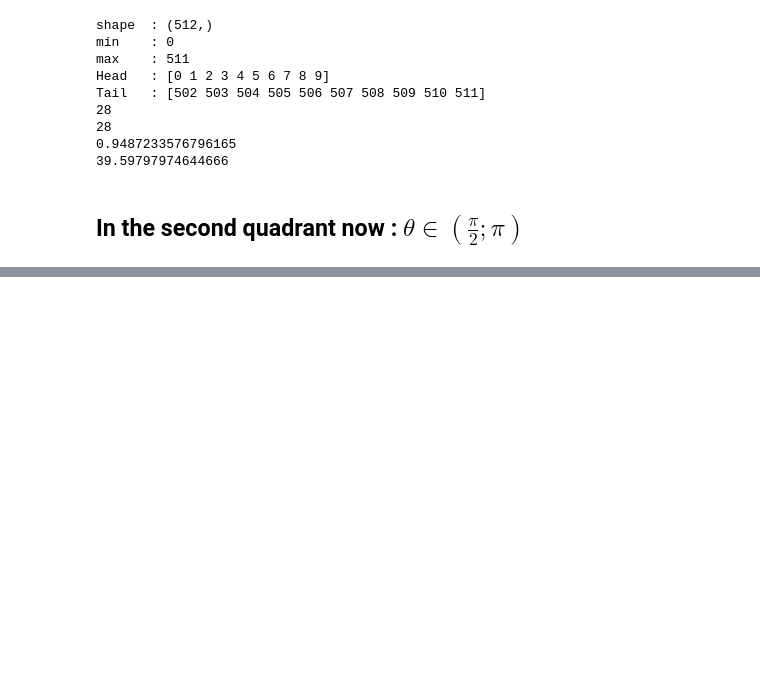
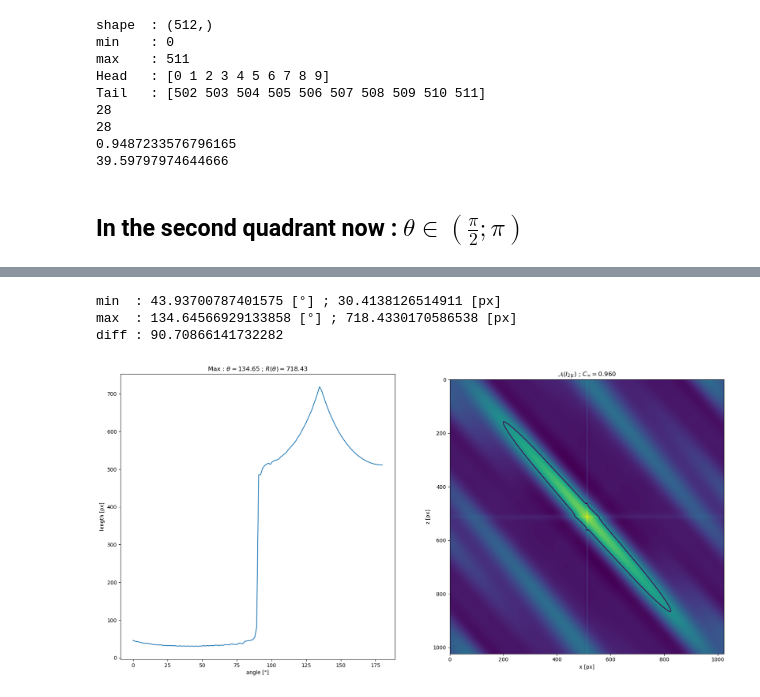
Before and after one commit to julienVLNT/drafts, a Jupyter notebook: 08_Length_vs_Angle.ipynb, the cells around one changed output, grey strips where cells are left out. Cells and saved outputs as stored; diff of their text form; code cells hidden in the pictures; blank space fills up the shorter version.

Commit message:
07/03/2023
Daily work : fix length versus angle for the characterisation of one band. Still to do : find the distance between two bands, and frequency analysis of the autocorrelation itself.

```diff
--- a/08_Length_vs_Angle.ipynb
+++ b/08_Length_vs_Angle.ipynb
@@ -261,7 +260,7 @@ Tail   : [502 503 504 505 506 507 508 509 510 511]
 # %% [markdown]
 ## In the second quadrant now : $\theta \in (\frac{\pi}{2};\pi)$
 # %%
-t = np.pi /4.
+t = 3 *np.pi /4.
 t = np.pi -t
 
 j_ = np.linspace(511, 0, 512).astype(np.int32)
@@ -285,0 +333,18 @@ print(norm)
+# %%
+i2e_cinf = 0.96
+
+angles = np.linspace(0, np.pi, 128)
+length = np.zeros_like(angles)
+
+for i, angle in enumerate(angles):
+    length[i] = length_vs_angle(i2e_auto, i2e_cinf, angle)
+
+print(f"shape  : {length.shape}")
+print(f"NaNs   : {np.any(np.isnan(length))}")
+print(f"mean   : {length.mean()}")
+print(f"min    : {length.min()}")
+print(f"argmin : {length.argmin()}")
+print(f"angle  : {angles[length.argmin()]*180/np.pi}")
+print(f"max    : {length.max()}")
+print(f"argmax : {length.argmax()}")
+print(f"angle  : {angles[length.argmax()]*180/np.pi}°")
@@ -285,0 +361,25 @@ print(norm)
+# %%
+fig = plt.figure(figsize=(21, 10))
+
+axe = fig.add_subplot(1, 2, 1)
+axe.plot(angles*180/np.pi, length)
+axe.set_xlabel("angle [°]")
+axe.set_ylabel("length [px]")
+axe.set_title("Max : $\\theta=$"+"{:.2f}".format(angles[length.argmax()]*180/np.pi)+" ; $R(\\theta) =$"+"{:.2f}".format(length.max()))
+
+axe = fig.add_subplot(1, 2, 2)
+axe.imshow(i2e_auto)
+axe.contour(i2e_auto, [i2e_cinf, 1.])
+axe.set_xlabel("x [px]")
+axe.set_ylabel("z [px]")
+axe.set_title("$\mathcal{A}(I_{2|\\varepsilon})$ ; $C_\infty =$"+"{:.3f}".format(i2e_cinf))
+
+print(f"min  : {angles[length.argmin()]*180/np.pi} [°] ; {length.min()} [px]")
+print(f"max  : {angles[length.argmax()]*180/np.pi} [°] ; {length.max()} [px]")
+print(f"diff : {(angles[length.argmax()] - angles[length.argmin()])*180/np.pi}")
+plt.show()
+# %% [output]
+min  : 43.93700787401575 [°] ; 30.4138126514911 [px]
+max  : 134.64566929133858 [°] ; 718.4330170586538 [px]
+diff : 90.70866141732282
+[figure, added]
```
Also changed, not shown: parts of 10 cells of this notebook, 1 other file.
